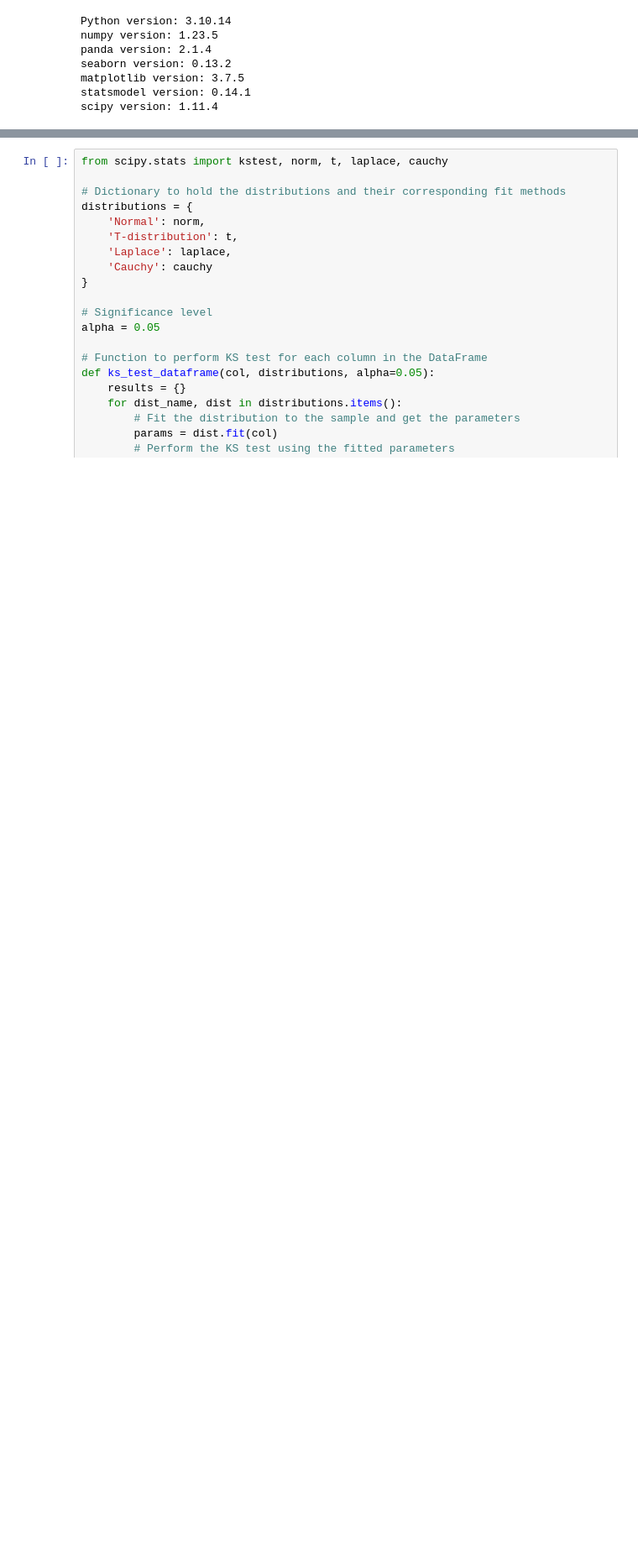
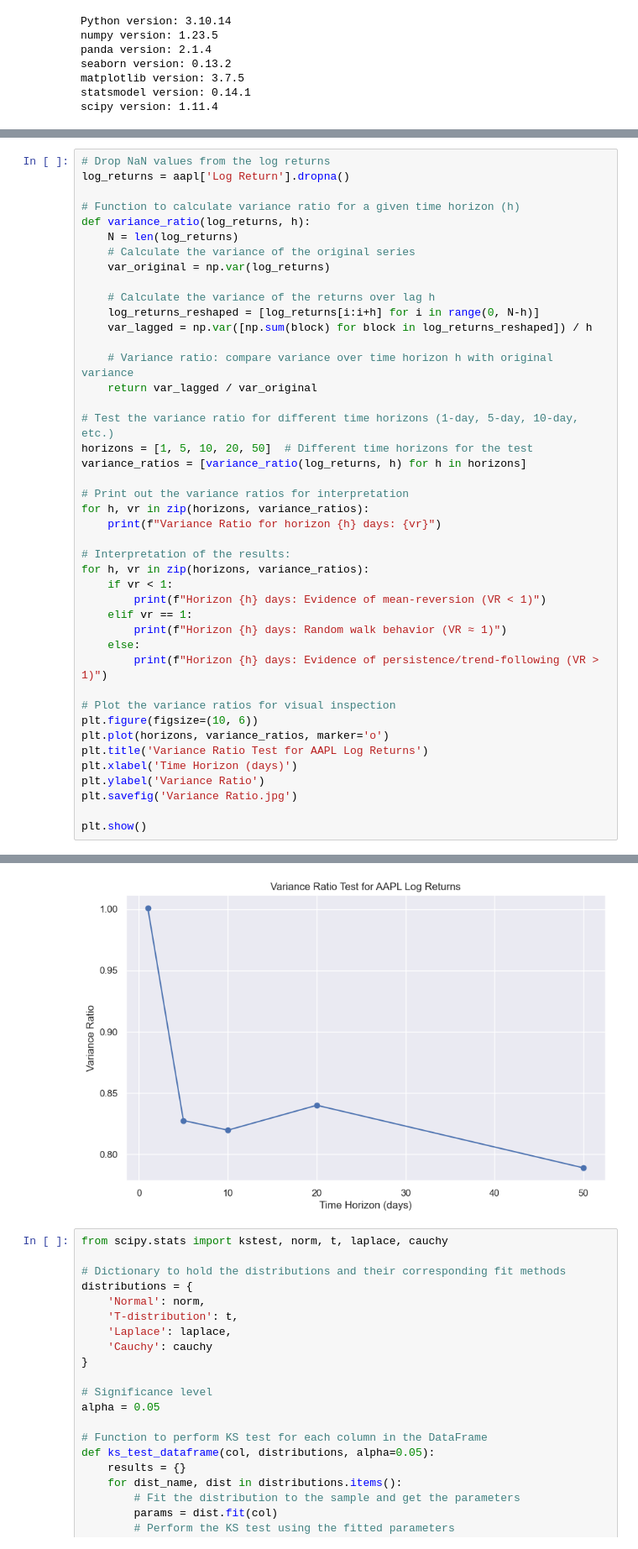
Before and after one commit to myscratchbooks/Python-and-R, a Jupyter notebook: Python_Stochastic Volatility Models Simulation and Statistical Model.ipynb, the cells around one changed output, grey strips where cells are left out. Shown at 84% size. Cells and saved outputs as stored; diff of their text form; blank space fills up the shorter version.

```diff
--- a/Python_Stochastic Volatility Models Simulation and Statistical Model.ipynb
+++ b/Python_Stochastic Volatility Models Simulation and Statistical Model.ipynb
@@ -101,0 +175,44 @@ Reject the null hypothesis (H0), the data does not have a unit root and is stati
+# %%
+# Drop NaN values from the log returns
+log_returns = aapl['Log Return'].dropna()
+
+# Function to calculate variance ratio for a given time horizon (h)
+def variance_ratio(log_returns, h):
+    N = len(log_returns)
+    # Calculate the variance of the original series
+    var_original = np.var(log_returns)
+
+    # Calculate the variance of the returns over lag h
+    log_returns_reshaped = [log_returns[i:i+h] for i in range(0, N-h)]
+    var_lagged = np.var([np.sum(block) for block in log_returns_reshaped]) / h
+
+    # Variance ratio: compare variance over time horizon h with original variance
+    return var_lagged / var_original
+
+# Test the variance ratio for different time horizons (1-day, 5-day, 10-day, etc.)
+horizons = [1, 5, 10, 20, 50]  # Different time horizons for the test
+variance_ratios = [variance_ratio(log_returns, h) for h in horizons]
+
+# Print out the variance ratios for interpretation
+for h, vr in zip(horizons, variance_ratios):
+    print(f"Variance Ratio for horizon {h} days: {vr}")
+
+# Interpretation of the results:
+for h, vr in zip(horizons, variance_ratios):
+    if vr < 1:
+        print(f"Horizon {h} days: Evidence of mean-reversion (VR < 1)")
+    elif vr == 1:
+        print(f"Horizon {h} days: Random walk behavior (VR ≈ 1)")
+    else:
+        print(f"Horizon {h} days: Evidence of persistence/trend-following (VR > 1)")
+
+# Plot the variance ratios for visual inspection
+plt.figure(figsize=(10, 6))
+plt.plot(horizons, variance_ratios, marker='o')
+plt.title('Variance Ratio Test for AAPL Log Returns')
+plt.xlabel('Time Horizon (days)')
+plt.ylabel('Variance Ratio')
+plt.savefig('Variance Ratio.jpg')
+
+plt.show()
+# %% [output]
@@ -102,3 +229,4 @@ Reject the null hypothesis (H0), the data does not have a unit root and is stati
+[figure, added]
 # %%
 from scipy.stats import kstest, norm, t, laplace, cauchy
 
```
Also changed, not shown: parts of 8 cells of this notebook.
